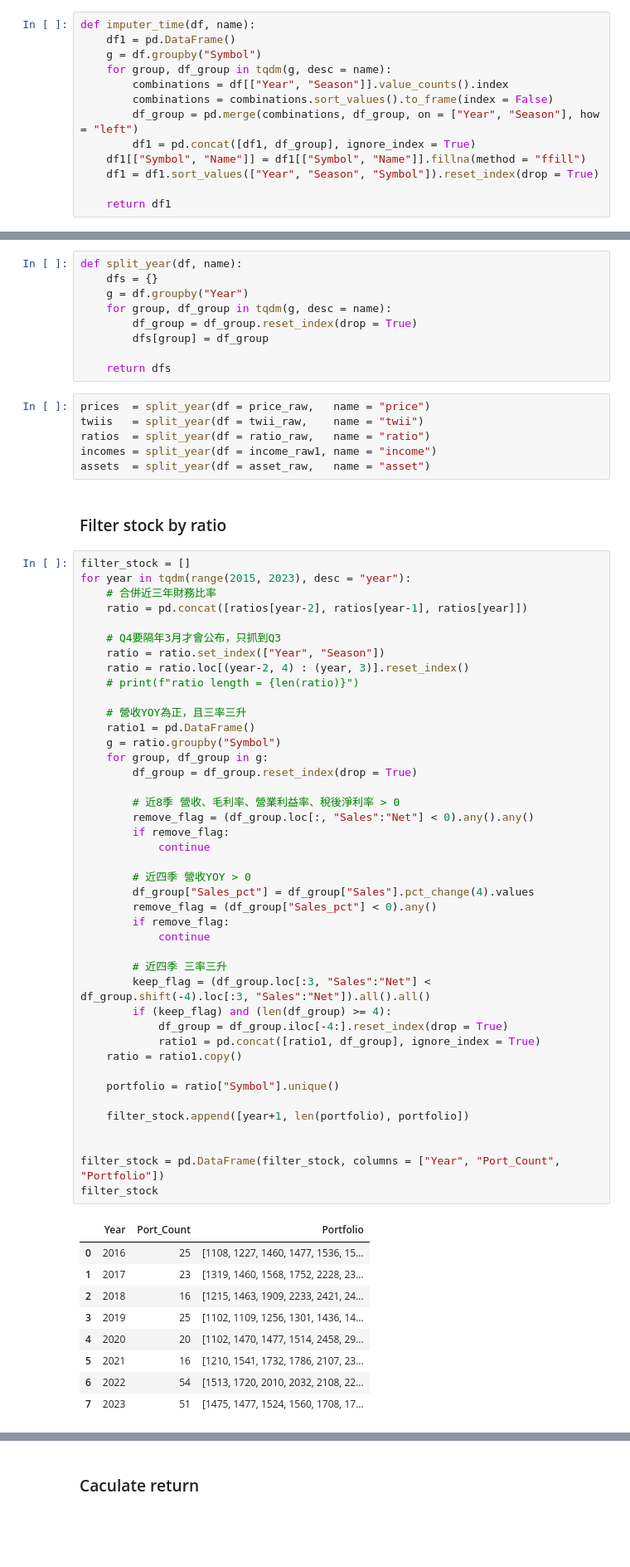
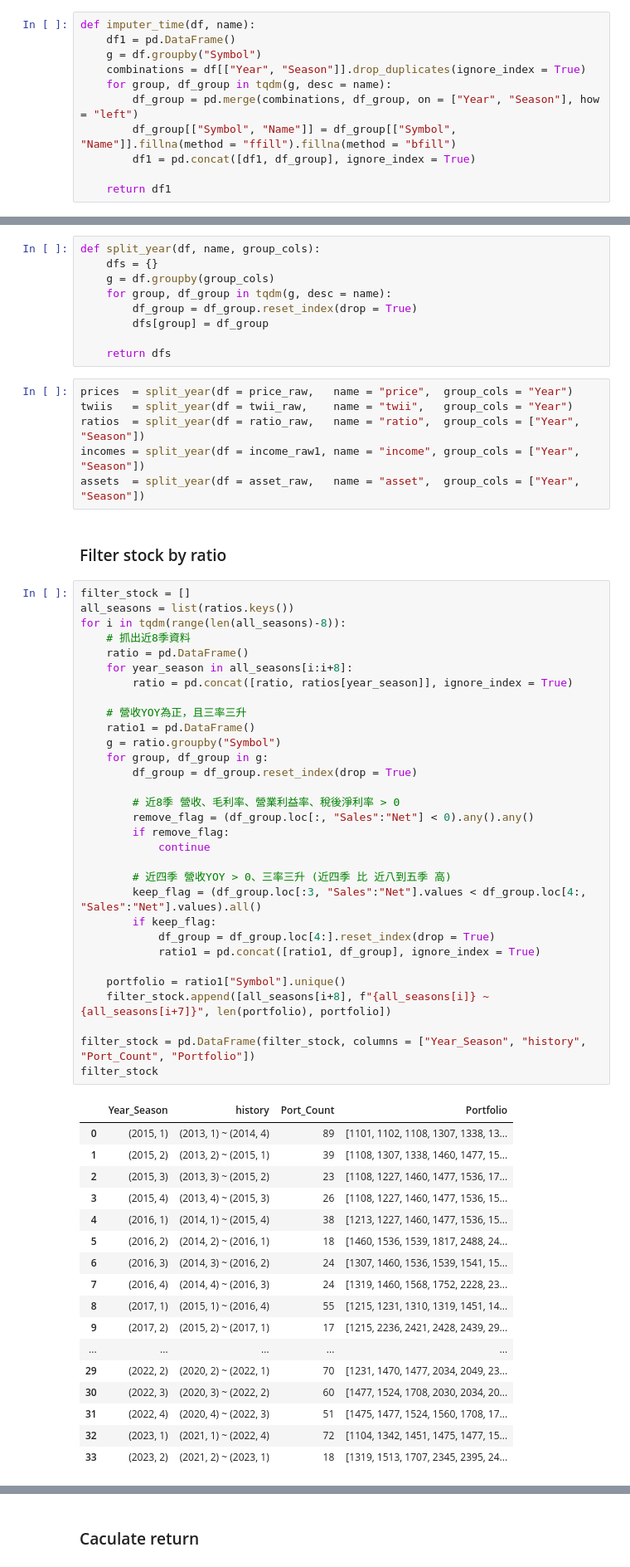
Before and after one commit to JulieKuo/stock, a Jupyter notebook: portfolio.ipynb, the cells around one changed output, grey strips where cells are left out. Shown: that part at 83% size. Drawn from its saved outputs; the diff is of its cells as text; blank space fills up the shorter version.

```diff
--- a/portfolio.ipynb
+++ b/portfolio.ipynb
@@ -162,13 +148,11 @@ asset_raw.head(3)
 def imputer_time(df, name):
     df1 = pd.DataFrame()
     g = df.groupby("Symbol")
+    combinations = df[["Year", "Season"]].drop_duplicates(ignore_index = True)
     for group, df_group in tqdm(g, desc = name):
-        combinations = df[["Year", "Season"]].value_counts().index
-        combinations = combinations.sort_values().to_frame(index = False)
         df_group = pd.merge(combinations, df_group, on = ["Year", "Season"], how = "left")
+        df_group[["Symbol", "Name"]] = df_group[["Symbol", "Name"]].fillna(method = "ffill").fillna(method = "bfill")
         df1 = pd.concat([df1, df_group], ignore_index = True)
-    df1[["Symbol", "Name"]] = df1[["Symbol", "Name"]].fillna(method = "ffill")
-    df1 = df1.sort_values(["Year", "Season", "Symbol"]).reset_index(drop = True)
 
     return df1
 # %%
@@ -213,70 +197,67 @@ income_raw1 = remove_cumulative(df = income_raw, name = "income", col = ['Sales'
 # %%
-def split_year(df, name):
+def split_year(df, name, group_cols):
     dfs = {}
-    g = df.groupby("Year")
+    g = df.groupby(group_cols)
     for group, df_group in tqdm(g, desc = name):
         df_group = df_group.reset_index(drop = True)
         dfs[group] = df_group
 
     return dfs
 # %%
-prices  = split_year(df = price_raw,   name = "price")
-twiis   = split_year(df = twii_raw,    name = "twii")
-ratios  = split_year(df = ratio_raw,   name = "ratio")
-incomes = split_year(df = income_raw1, name = "income")
-assets  = split_year(df = asset_raw,   name = "asset")
+prices  = split_year(df = price_raw,   name = "price",  group_cols = "Year")
+twiis   = split_year(df = twii_raw,    name = "twii",   group_cols = "Year")
+ratios  = split_year(df = ratio_raw,   name = "ratio",  group_cols = ["Year", "Season"])
+incomes = split_year(df = income_raw1, name = "income", group_cols = ["Year", "Season"])
+assets  = split_year(df = asset_raw,   name = "asset",  group_cols = ["Year", "Season"])
 # %% [markdown]
 ### Filter stock by ratio
 # %%
 filter_stock = []
-for year in tqdm(range(2015, 2023), desc = "year"):
-    # 合併近三年財務比率
-    ratio = pd.concat([ratios[year-2], ratios[year-1], ratios[year]])
-
-    # Q4要隔年3月才會公布，只抓到Q3
-    ratio = ratio.set_index(["Year", "Season"])
-    ratio = ratio.loc[(year-2, 4) : (year, 3)].reset_index()
-    # print(f"ratio length = {len(ratio)}")
+all_seasons = list(ratios.keys())
+for i in tqdm(range(len(all_seasons)-8)):
+    # 抓出近8季資料
+    ratio = pd.DataFrame()
+    for year_season in all_seasons[i:i+8]:
+        ratio = pd.concat([ratio, ratios[year_season]], ignore_index = True)
 
     # 營收YOY為正，且三率三升
     ratio1 = pd.DataFrame()
     g = ratio.groupby("Symbol")
     for group, df_group in g:
         df_group = df_group.reset_index(drop = True)
 
         # 近8季 營收、毛利率、營業利益率、稅後淨利率 > 0
         remove_flag = (df_group.loc[:, "Sales":"Net"] < 0).any().any()
         if remove_flag:
             continue
 
-        # 近四季 營收YOY > 0
-        df_group["Sales_pct"] = df_group["Sales"].pct_change(4).values
-        remove_flag = (df_group["Sales_pct"] < 0).any()
-        if remove_flag:
-            continue
+        # 近四季 營收YOY > 0、三率三升 (近四季 比 近八到五季 高)
+        keep_flag = (df_group.loc[:3, "Sales":"Net"].values < df_group.loc[4:, "Sales":"Net"].values).all()
+        if keep_flag:
+            df_group = df_group.loc[4:].reset_index(drop = True)
+            ratio1 = pd.concat([ratio1, df_group], ignore_index = True)
 
-        # 近四季 三率三升
-        keep_flag = (df_group.loc[:3, "Sales":"Net"] < df_group.shift(-4).loc[:3, "Sales":"Net"]).all().all()
-        if (keep_flag) and (len(df_group) >= 4):
-            df_group = df_group.iloc[-4:].reset_index(drop = True)
-            ratio1 = pd.concat([ratio1, df_group], ignore_index = True)
-    ratio = ratio1.copy()
+    portfolio = ratio1["Symbol"].unique()
+    filter_stock.append([all_seasons[i+8], f"{all_seasons[i]} ~ {all_seasons[i+7]}", len(portfolio), portfolio])
 
-    portfolio = ratio["Symbol"].unique()
-
-    filter_stock.append([year+1, len(portfolio), portfolio])
-
-
-filter_stock = pd.DataFrame(filter_stock, columns = ["Year", "Port_Count", "Portfolio"])
+filter_stock = pd.DataFrame(filter_stock, columns = ["Year_Season", "history", "Port_Count", "Portfolio"])
 filter_stock
 # %% [output]
-|  | Year | Port_Count | Portfolio |
-| 0 | 2016 | 25 | [1108, 1227, 1460, 1477, 1536, 15... |
-| 1 | 2017 | 23 | [1319, 1460, 1568, 1752, 2228, 23... |
-| 2 | 2018 | 16 | [1215, 1463, 1909, 2233, 2421, 24... |
-| 3 | 2019 | 25 | [1102, 1109, 1256, 1301, 1436, 14... |
-| 4 | 2020 | 20 | [1102, 1470, 1477, 1514, 2458, 29... |
-| 5 | 2021 | 16 | [1210, 1541, 1732, 1786, 2107, 23... |
-| 6 | 2022 | 54 | [1513, 1720, 2010, 2032, 2108, 22... |
-| 7 | 2023 | 51 | [1475, 1477, 1524, 1560, 1708, 17... |
+|  | Year_Season | history | Port_Count | Portfolio |
+| 0 | (2015, 1) | (2013, 1) ~ (2014, 4) | 89 | [1101, 1102, 1108, 1307, 1338, 13... |
+| 1 | (2015, 2) | (2013, 2) ~ (2015, 1) | 39 | [1108, 1307, 1338, 1460, 1477, 15... |
+| 2 | (2015, 3) | (2013, 3) ~ (2015, 2) | 23 | [1108, 1227, 1460, 1477, 1536, 17... |
+| 3 | (2015, 4) | (2013, 4) ~ (2015, 3) | 26 | [1108, 1227, 1460, 1477, 1536, 15... |
+| 4 | (2016, 1) | (2014, 1) ~ (2015, 4) | 38 | [1213, 1227, 1460, 1477, 1536, 15... |
+| 5 | (2016, 2) | (2014, 2) ~ (2016, 1) | 18 | [1460, 1536, 1539, 1817, 2488, 24... |
+| 6 | (2016, 3) | (2014, 3) ~ (2016, 2) | 24 | [1307, 1460, 1536, 1539, 1541, 15... |
+| 7 | (2016, 4) | (2014, 4) ~ (2016, 3) | 24 | [1319, 1460, 1568, 1752, 2228, 23... |
+| 8 | (2017, 1) | (2015, 1) ~ (2016, 4) | 55 | [1215, 1231, 1310, 1319, 1451, 14... |
+| 9 | (2017, 2) | (2015, 2) ~ (2017, 1) | 17 | [1215, 2236, 2421, 2428, 2439, 29... |
+| ... | ... | ... | ... | ... |
+| 29 | (2022, 2) | (2020, 2) ~ (2022, 1) | 70 | [1231, 1470, 1477, 2034, 2049, 23... |
+| 30 | (2022, 3) | (2020, 3) ~ (2022, 2) | 60 | [1477, 1524, 1708, 2030, 2034, 20... |
+| 31 | (2022, 4) | (2020, 4) ~ (2022, 3) | 51 | [1475, 1477, 1524, 1560, 1708, 17... |
+| 32 | (2023, 1) | (2021, 1) ~ (2022, 4) | 72 | [1104, 1342, 1451, 1475, 1477, 15... |
+| 33 | (2023, 2) | (2021, 2) ~ (2023, 1) | 18 | [1319, 1513, 1707, 2345, 2395, 24... |
 # %% [markdown]
```
Also changed, not shown: parts of 34 cells of this notebook.
